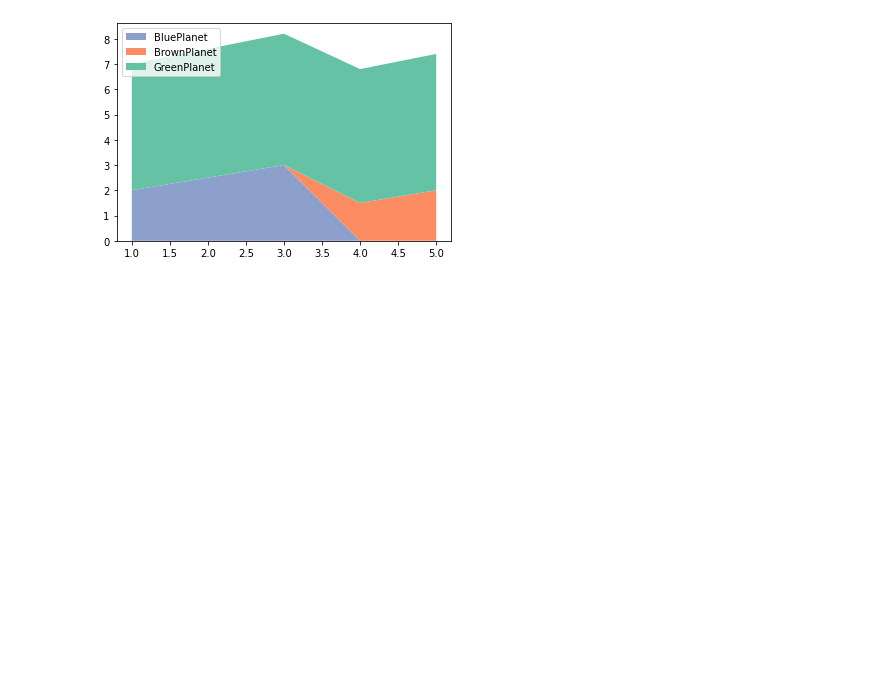
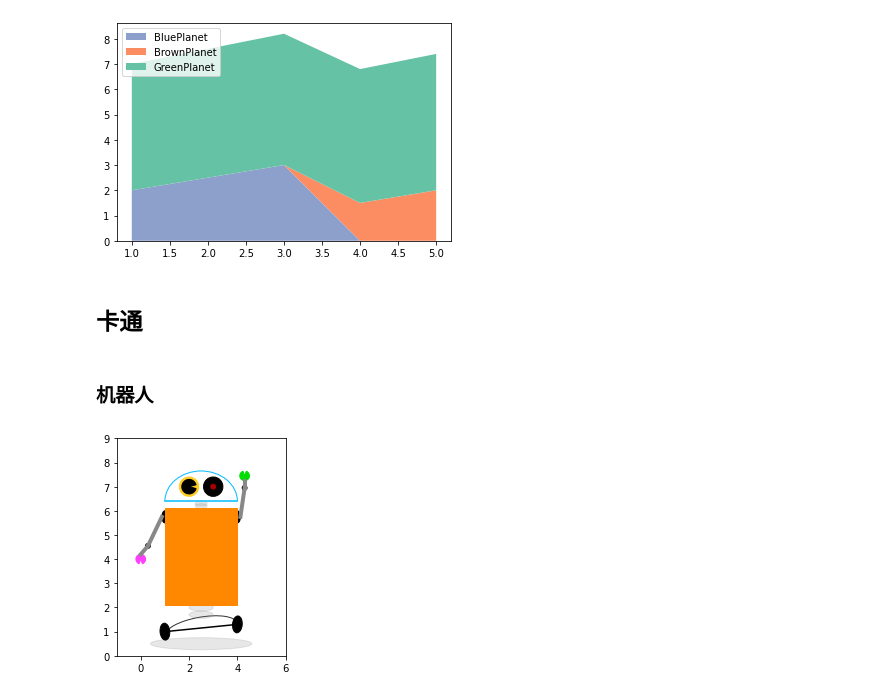
Before and after one commit to oaiao/ai, a Jupyter notebook: explore/matplotlib/Chapter_Three.ipynb, the cells around one changed output. Drawn from its saved outputs; the diff is of its cells as text; code cells hidden in the pictures; blank space fills up the shorter version.

Commit message:
add matplotlib graphic pattern

```diff
--- a/explore/matplotlib/Chapter_Three.ipynb
+++ b/explore/matplotlib/Chapter_Three.ipynb
@@ -75,3 +93,80 @@ plt.legend(loc='upper left')
 plt.show()
 # %% [output]
 [figure]
+# %% [markdown]
+## 卡通
+# %% [markdown]
+### 机器人
+# %%
+from matplotlib.patches import Arc, Ellipse, Rectangle, Wedge
+
+fig, ax = plt.subplots(subplot_kw={"aspect": "equal"})
+
+# 底部阴影
+shadow = Ellipse((2.5, 0.5), 4.2, 0.5, color="#888888", alpha=0.2)
+
+# 底座
+ax.plot([1, 4], [1, 1.3], color="#000000")
+base = Arc((2.5, 1.1), 3, 1, angle=10, theta1=0, theta2=180, color="#000000", alpha=0.8)
+
+# 轮子
+left_wheel = Ellipse((1, 1), 0.7, 0.4, angle=95, color="#000000")
+right_wheel = Ellipse((4, 1.3), 0.7, 0.4, angle=85, color="#000000")
+
+# 底部关节
+bottom_join1 = Ellipse((2.5, 2), 1, 0.3, color="#888888", alpha=0.2)
+bottom_join2 = Ellipse((2.5, 1.7), 1, 0.3, color="#888888", alpha=0.2)
+
+# 肩膀关节
+left_shoulder = Ellipse((1, 5.75), 0.5, 0.25, angle=90, color="#000000")
+right_shoulder = Ellipse((4, 5.75), 0.5, 0.25, angle=90, color="#000000")
+
+# 肘关节
+left_elbow = Wedge((0.3, 4.55), 0.1, 0, 360, color="#000000")
+right_elbow = Wedge((4.3, 6.95), 0.1, 0, 360, color="#000000")
+
+# 腕关节和手部
+left_wrist = Wedge((0, 4.0), 0.2, 290, 250, color="#FF3EFF")
+right_wrist = Wedge((4.3, 7.45), 0.2, 110, 70, color="#00DD00")
+
+# 颈部
+neck1 = Ellipse((2.5, 6.2), 0.5, 0.2, color="#888888", alpha=0.2)
+neck2 = Ellipse((2.5, 6.3), 0.5, 0.2, color="#888888", alpha=0.2)
+
+# 躯干
+body = Rectangle((1, 2.1), 3, 4, color="#FF8800")
+
+# 大臂
+left_arm = ax.plot([0.3, 0.875], [4.55, 5.75], color="#888888", lw=4)
+right_arm = ax.plot([4.125, 4.3], [5.75, 6.95], color="#888888", lw=4)
+
+# 小臂
+left_forearm = ax.plot([0, 0.3], [4.2, 4.55], color="#888888", lw=4)
+right_forearm = ax.plot([4.3, 4.3], [6.95, 7.25], color="#888888", lw=4)
+
+# 头部
+ax.plot([1, 4], [6.4, 6.4], color="#00BBFF")
+head = Arc((2.5, 6.4), 3, 2.5, angle=0, theta1=0, theta2=180, color="#00BBFF")
+
+# 眼睛
+left_eye = Wedge((2, 7), 0.4, 0, 360, color="#FFCC22")
+right_eye = Wedge((3, 7), 0.4, 0, 360, color="#000000")
+
+# 瞳仁
+left_eye_core = Wedge((2, 7), 0.3, 15, 345, color="#000000")
+right_eye_core = Wedge((3, 7), 0.1, 0, 360, color="#AA0000")
+
+# 零件的list
+plot_list = [shadow, base, left_wheel, right_wheel, bottom_join1, bottom_join2, left_shoulder,
+             left_elbow, left_wrist, right_shoulder, right_elbow, right_wrist,
+             neck1, neck2, body, head, left_eye, left_eye_core, right_eye, right_eye_core]
+
+# 拼接零件
+for pln in plot_list:
+    ax.add_patch(pln)
+
+ax.axis([-1, 6, 0, 9])
+
+plt.show()
+# %% [output]
+[figure, added]
```
Also changed, not shown: parts of 17 cells of this notebook, 1 other file.
